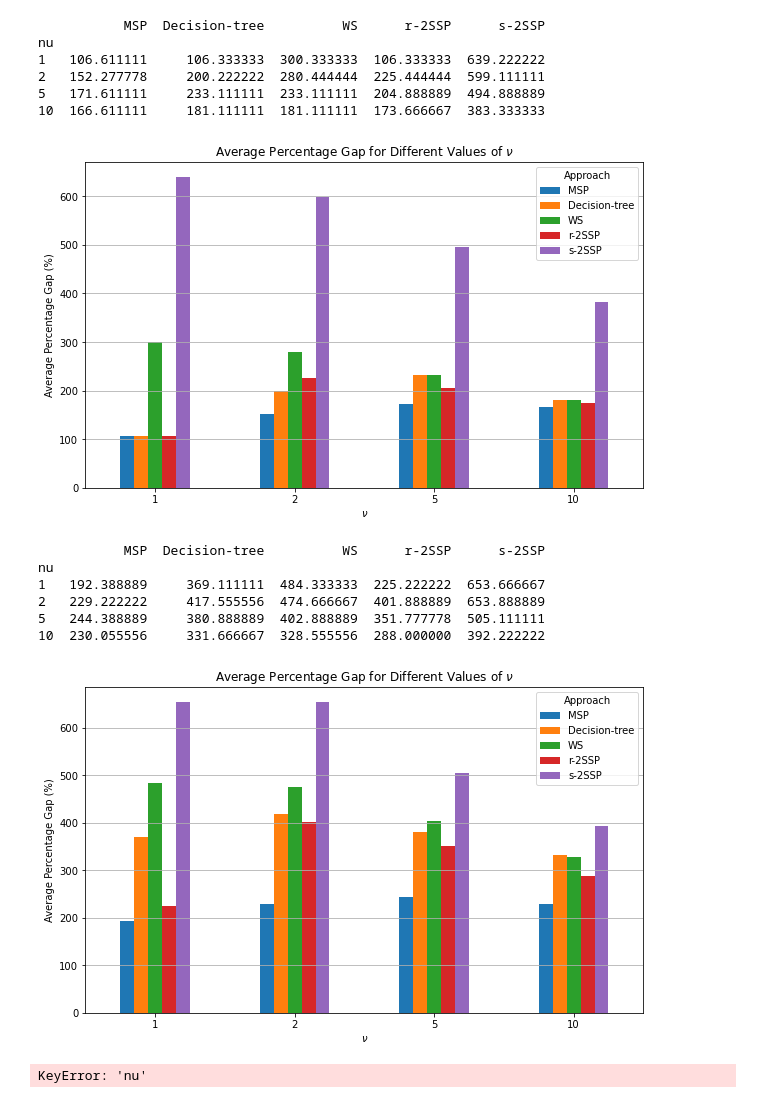
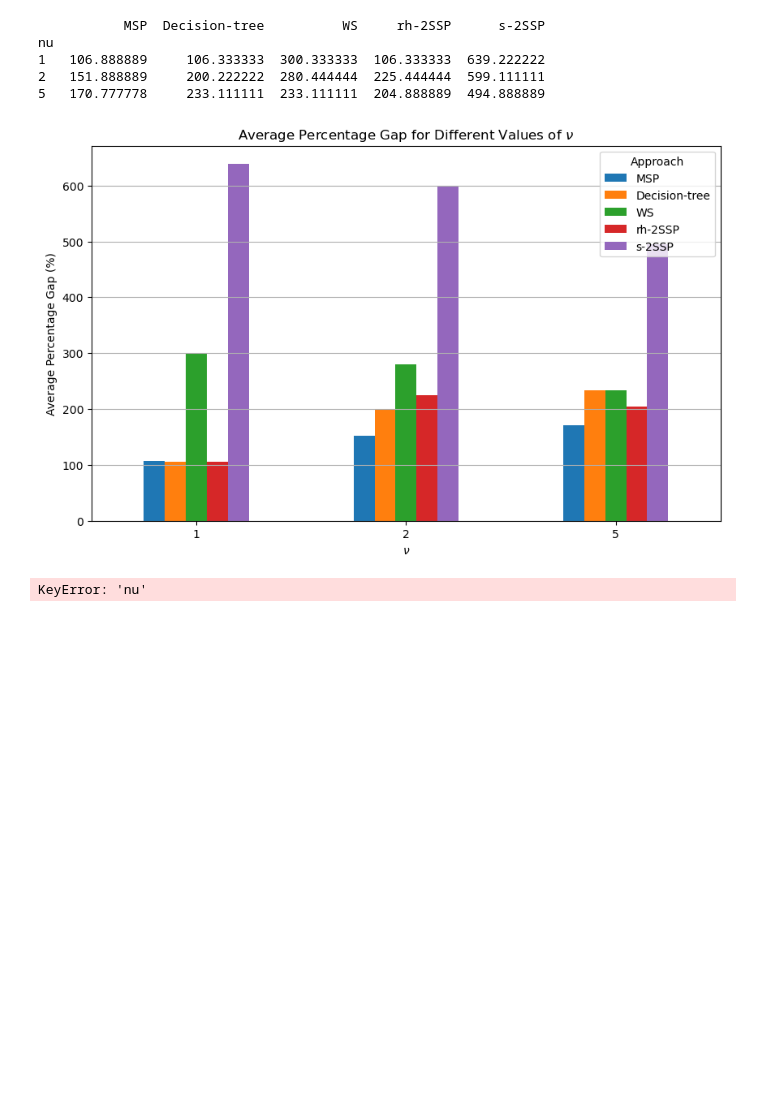
Before and after one commit to songmath-thunderain/msp_models_for_adaptive_disaster_relief_logistics_planning, a Jupyter notebook: Python/output/synthetic/table-and-figure/Figure-synthetic-gap.ipynb, the cells around one changed output. Drawn from its saved outputs; the diff is of its cells as text; code cells hidden in the pictures; blank space fills up the shorter version.

Commit message:
updated some figures

```diff
--- a/Python/output/synthetic/table-and-figure/Figure-synthetic-gap.ipynb
+++ b/Python/output/synthetic/table-and-figure/Figure-synthetic-gap.ipynb
@@ -8,7 +8,7 @@ def createFigure(inputname, outputname):
     data = pd.read_csv(inputname)
 
     # Calculate the average percentage gap for each value of nu
-    average_gaps = data.groupby('nu')[['MSP', 'Decision-tree', 'WS', 'r-2SSP', 's-2SSP']].mean()
+    average_gaps = data.groupby('nu')[['MSP', 'Decision-tree', 'WS', 'rh-2SSP', 's-2SSP']].mean()
     print(average_gaps)
     # Plot the results using a bar chart
     average_gaps.plot(kind='bar', figsize=(10, 6))
@@ -25,23 +25,15 @@ def createFigure(inputname, outputname):
 # %%
 #createFigure('for-Figure-synthetic-gap-1.csv','average_percentage_gap1.png')
 #createFigure('for-Figure-synthetic-gap-2.csv','average_percentage_gap2.png')
 createFigure('for-Figure-synthetic-gap-3.csv','average_percentage_gap3.png')
-createFigure('for-Figure-synthetic-gap-4.csv','average_percentage_gap4.png')
+#createFigure('for-Figure-synthetic-gap-4.csv','average_percentage_gap4.png')
 # %% [output]
-           MSP  Decision-tree          WS      r-2SSP      s-2SSP
+           MSP  Decision-tree          WS     rh-2SSP      s-2SSP
 nu
-1   106.611111     106.333333  300.333333  106.333333  639.222222
-2   152.277778     200.222222  280.444444  225.444444  599.111111
-5   171.611111     233.111111  233.111111  204.888889  494.888889
-10  166.611111     181.111111  181.111111  173.666667  383.333333
+1   106.888889     106.333333  300.333333  106.333333  639.222222
+2   151.888889     200.222222  280.444444  225.444444  599.111111
+5   170.777778     233.111111  233.111111  204.888889  494.888889
-[figure, old version]
+[figure, new version]
-           MSP  Decision-tree          WS      r-2SSP      s-2SSP
-nu
-1   192.388889     369.111111  484.333333  225.222222  653.666667
-2   229.222222     417.555556  474.666667  401.888889  653.888889
-5   244.388889     380.888889  402.888889  351.777778  505.111111
-10  230.055556     331.666667  328.555556  288.000000  392.222222
-[figure, removed]
 # %%
 def createFigure2(inputname, outputname):
     # Load the data from the CSV file
```
Also changed, not shown: 15 other files.
